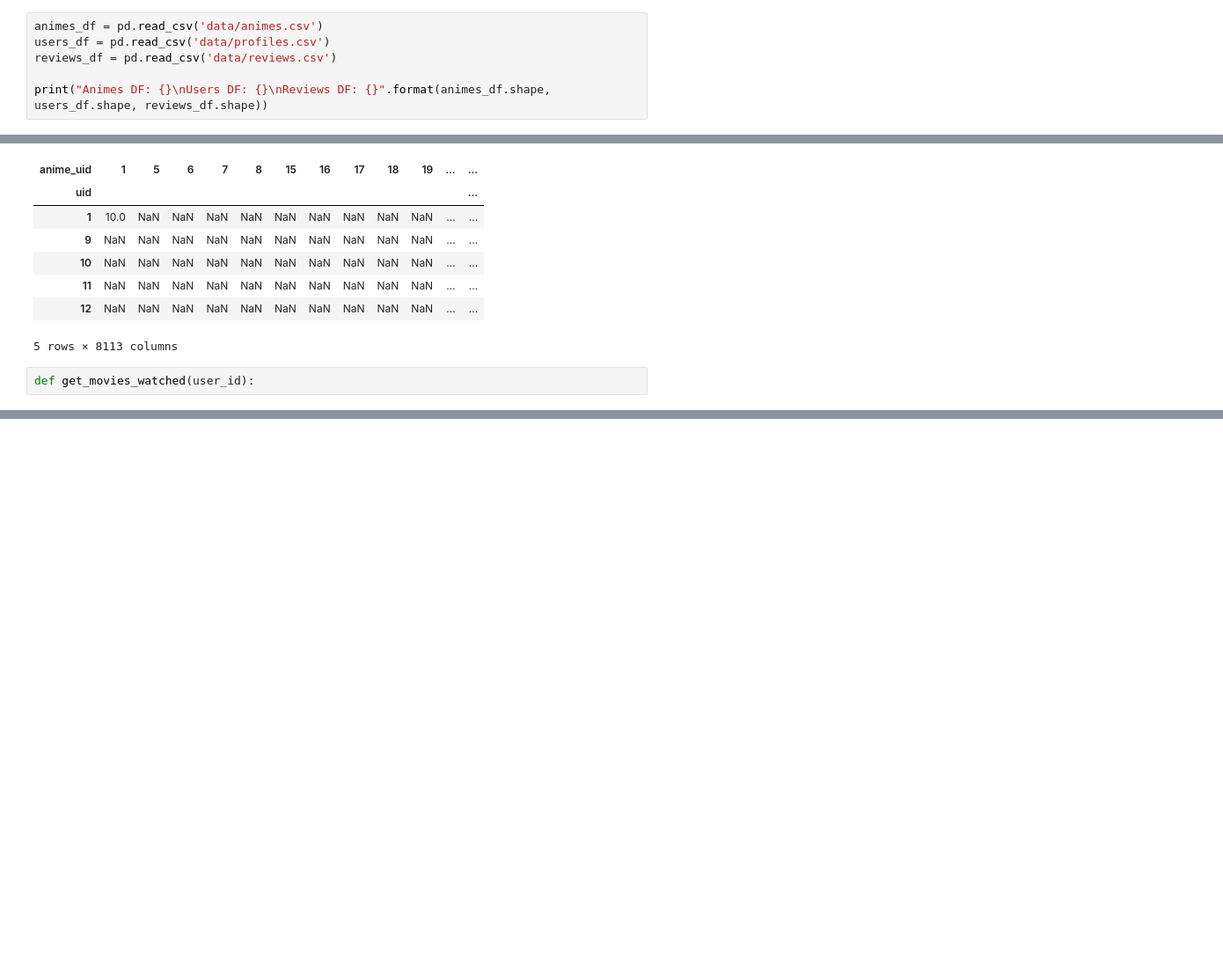
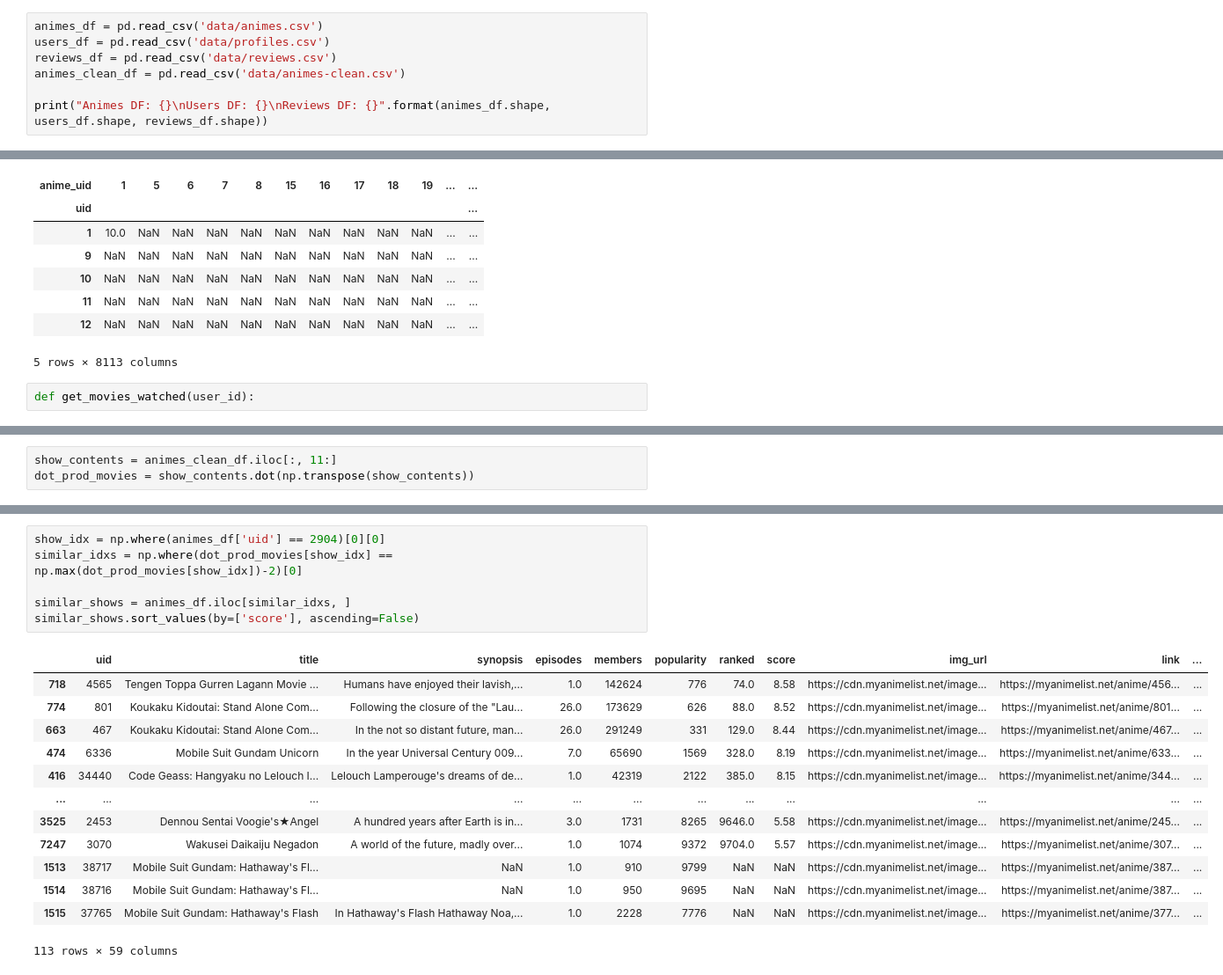
Before and after one commit to SaintGemini/anime-recommendation-engine, a Jupyter notebook: data-preparation.ipynb, the cells around one changed output, grey strips where cells are left out. Shown: that part at 88% size. Cells and saved outputs as stored; diff of their text form; blank space fills up the shorter version.

Commit message:
Finished content based recommendations

```diff
--- a/data-preparation.ipynb
+++ b/data-preparation.ipynb
@@ -14,6 +14,7 @@ import matplotlib.pyplot as plt
 animes_df = pd.read_csv('data/animes.csv')
 users_df = pd.read_csv('data/profiles.csv')
 reviews_df = pd.read_csv('data/reviews.csv')
+animes_clean_df = pd.read_csv('data/animes-clean.csv')
 
 print("Animes DF: {}\nUsers DF: {}\nReviews DF: {}".format(animes_df.shape, users_df.shape, reviews_df.shape))
 # %% [output]
@@ -372,0 +378,3 @@ def get_movies_watched(user_id):
+# %%
+show_contents = animes_clean_df.iloc[:, 11:]
+dot_prod_movies = show_contents.dot(np.transpose(show_contents))
@@ -372,0 +497,20 @@ def get_movies_watched(user_id):
+# %%
+show_idx = np.where(animes_df['uid'] == 2904)[0][0]
+similar_idxs = np.where(dot_prod_movies[show_idx] == np.max(dot_prod_movies[show_idx])-2)[0]
+
+similar_shows = animes_df.iloc[similar_idxs, ]
+similar_shows.sort_values(by=['score'], ascending=False)
+# %% [output]
+|  | uid | title | synopsis | episodes | members | popularity | ranked | score | img_url | link | ... |
+| 718 | 4565 | Tengen Toppa Gurren Lagann Movie ... | Humans have enjoyed their lavish,... | 1.0 | 142624 | 776 | 74.0 | 8.58 | https://cdn.myanimelist.net/image... | https://myanimelist.net/anime/456... | ... |
+| 774 | 801 | Koukaku Kidoutai: Stand Alone Com... | Following the closure of the "Lau... | 26.0 | 173629 | 626 | 88.0 | 8.52 | https://cdn.myanimelist.net/image... | https://myanimelist.net/anime/801... | ... |
+| 663 | 467 | Koukaku Kidoutai: Stand Alone Com... | In the not so distant future, man... | 26.0 | 291249 | 331 | 129.0 | 8.44 | https://cdn.myanimelist.net/image... | https://myanimelist.net/anime/467... | ... |
+| 474 | 6336 | Mobile Suit Gundam Unicorn | In the year Universal Century 009... | 7.0 | 65690 | 1569 | 328.0 | 8.19 | https://cdn.myanimelist.net/image... | https://myanimelist.net/anime/633... | ... |
+| 416 | 34440 | Code Geass: Hangyaku no Lelouch I... | Lelouch Lamperouge's dreams of de... | 1.0 | 42319 | 2122 | 385.0 | 8.15 | https://cdn.myanimelist.net/image... | https://myanimelist.net/anime/344... | ... |
+| ... | ... | ... | ... | ... | ... | ... | ... | ... | ... | ... | ... |
+| 3525 | 2453 | Dennou Sentai Voogie's★Angel | A hundred years after Earth is in... | 3.0 | 1731 | 8265 | 9646.0 | 5.58 | https://cdn.myanimelist.net/image... | https://myanimelist.net/anime/245... | ... |
+| 7247 | 3070 | Wakusei Daikaiju Negadon | A world of the future, madly over... | 1.0 | 1074 | 9372 | 9704.0 | 5.57 | https://cdn.myanimelist.net/image... | https://myanimelist.net/anime/307... | ... |
+| 1513 | 38717 | Mobile Suit Gundam: Hathaway's Fl... | NaN | 1.0 | 910 | 9799 | NaN | NaN | https://cdn.myanimelist.net/image... | https://myanimelist.net/anime/387... | ... |
+| 1514 | 38716 | Mobile Suit Gundam: Hathaway's Fl... | NaN | 1.0 | 950 | 9695 | NaN | NaN | https://cdn.myanimelist.net/image... | https://myanimelist.net/anime/387... | ... |
+| 1515 | 37765 | Mobile Suit Gundam: Hathaway's Flash | In Hathaway's Flash Hathaway Noa,... | 1.0 | 2228 | 7776 | NaN | NaN | https://cdn.myanimelist.net/image... | https://myanimelist.net/anime/377... | ... |
+113 rows × 59 columns
```
Also changed, not shown: parts of 24 cells of this notebook, 5 other files.
